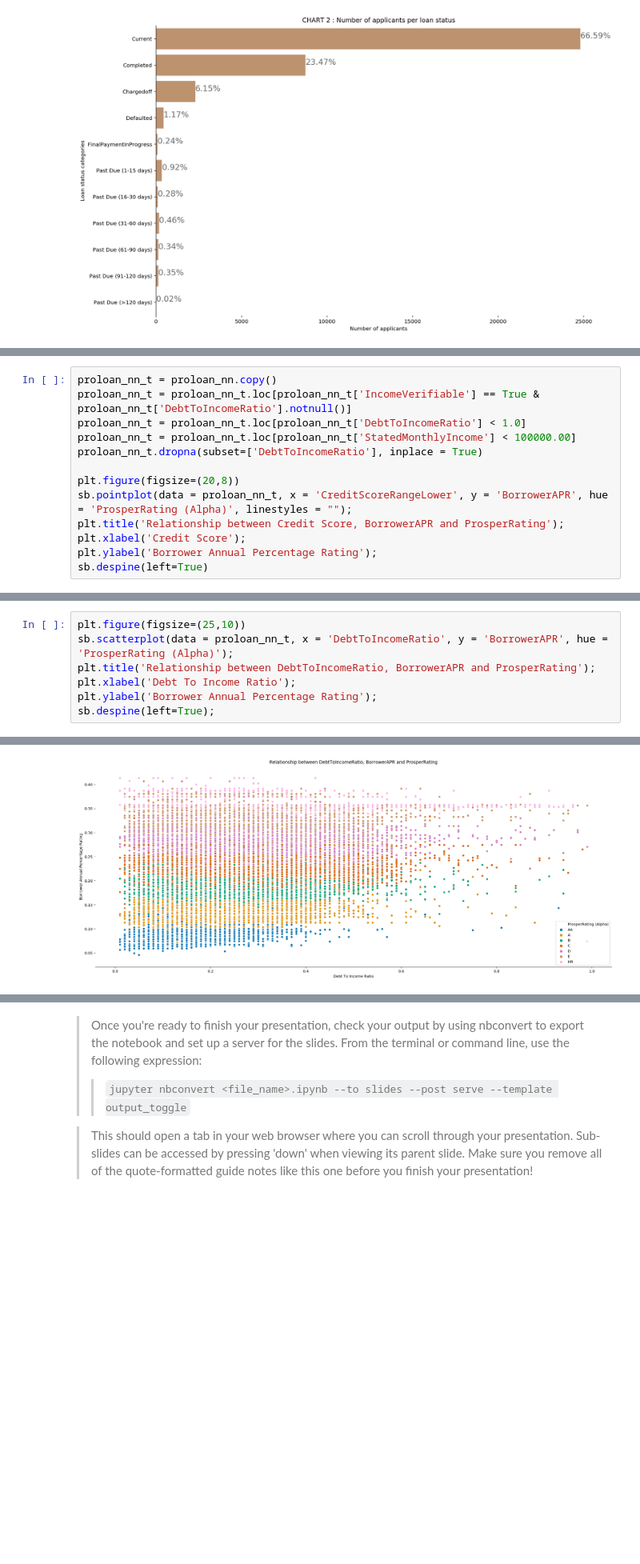
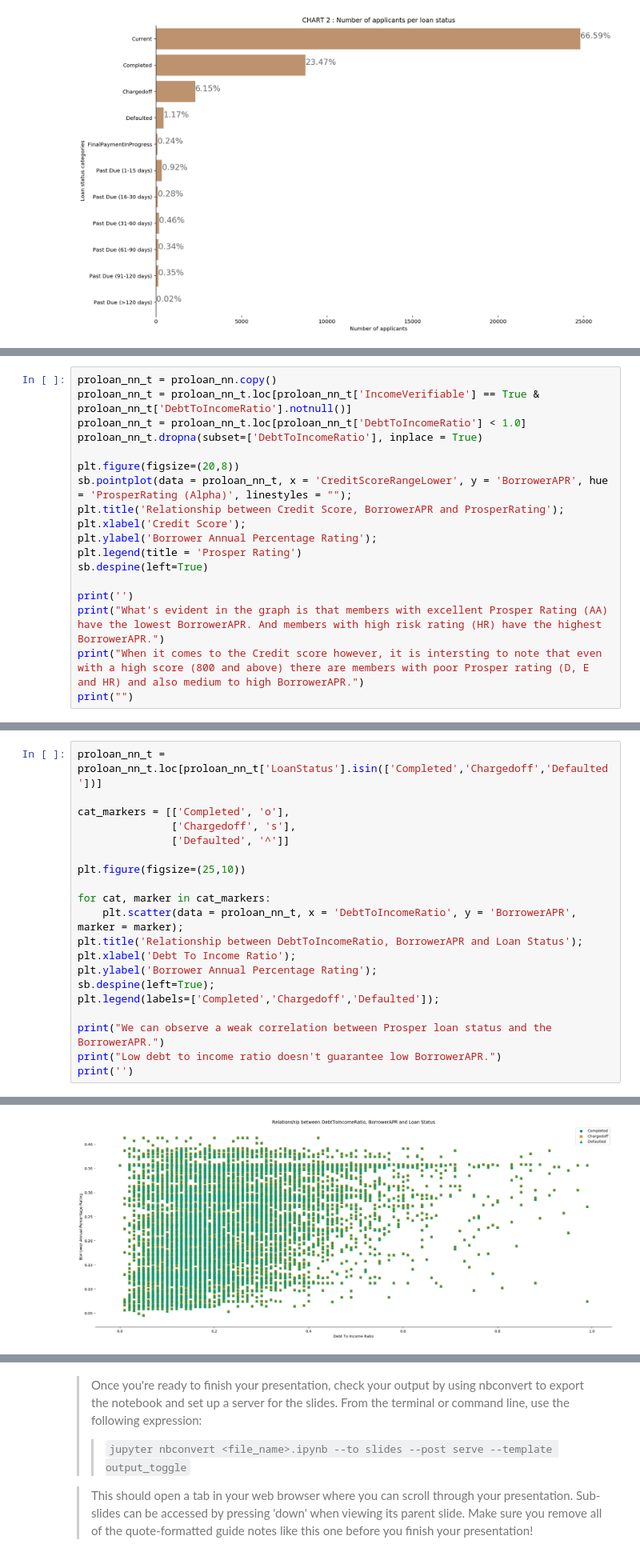
Before and after one commit to lloyddamion/DataVisualisation, a Jupyter notebook: slide_deck_template-checkpoint.ipynb, the cells around one changed output, grey strips where cells are left out. Shown at 80% size. Cells and saved outputs as stored; diff of their text form; blank space fills up the shorter version.

```diff
--- a/slide_deck_template-checkpoint.ipynb
+++ b/slide_deck_template-checkpoint.ipynb
@@ -197,7 +177,6 @@ sb.despine(left=True)
 proloan_nn_t = proloan_nn.copy()
 proloan_nn_t = proloan_nn_t.loc[proloan_nn_t['IncomeVerifiable'] == True & proloan_nn_t['DebtToIncomeRatio'].notnull()]
 proloan_nn_t = proloan_nn_t.loc[proloan_nn_t['DebtToIncomeRatio'] < 1.0]
-proloan_nn_t = proloan_nn_t.loc[proloan_nn_t['StatedMonthlyIncome'] < 100000.00]
 proloan_nn_t.dropna(subset=['DebtToIncomeRatio'], inplace = True)
 
 plt.figure(figsize=(20,8))
@@ -205,5 +184,11 @@ sb.pointplot(data = proloan_nn_t, x = 'CreditScoreRangeLower', y = 'BorrowerAPR'
 plt.title('Relationship between Credit Score, BorrowerAPR and ProsperRating');
 plt.xlabel('Credit Score');
 plt.ylabel('Borrower Annual Percentage Rating');
+plt.legend(title = 'Prosper Rating')
 sb.despine(left=True)
+
+print('')
+print("What's evident in the graph is that members with excellent Prosper Rating (AA) have the lowest BorrowerAPR. And members with high risk rating (HR) have the highest BorrowerAPR.")
+print("When it comes to the Credit score however, it is intersting to note that even with a high score (800 and above) there are members with poor Prosper rating (D, E and HR) and also medium to high BorrowerAPR.")
+print("")
 # %% [output]
@@ -220,8 +205,21 @@ sb.despine(left=True)
 # %%
+proloan_nn_t = proloan_nn_t.loc[proloan_nn_t['LoanStatus'].isin(['Completed','Chargedoff','Defaulted'])]
+
+cat_markers = [['Completed', 'o'],
+               ['Chargedoff', 's'],
+               ['Defaulted', '^']]
+
 plt.figure(figsize=(25,10))
-sb.scatterplot(data = proloan_nn_t, x = 'DebtToIncomeRatio', y = 'BorrowerAPR', hue = 'ProsperRating (Alpha)');
-plt.title('Relationship between DebtToIncomeRatio, BorrowerAPR and ProsperRating');
+
+for cat, marker in cat_markers:
+    plt.scatter(data = proloan_nn_t, x = 'DebtToIncomeRatio', y = 'BorrowerAPR', marker = marker);
+plt.title('Relationship between DebtToIncomeRatio, BorrowerAPR and Loan Status');
 plt.xlabel('Debt To Income Ratio');
 plt.ylabel('Borrower Annual Percentage Rating');
 sb.despine(left=True);
+plt.legend(labels=['Completed','Chargedoff','Defaulted']);
+
+print("We can observe a weak correlation between Prosper loan status and the BorrowerAPR.")
+print("Low debt to income ratio doesn't guarantee low BorrowerAPR.")
+print('')
 # %% [output]
@@ -228 +228 @@ sb.despine(left=True);
-[figure, old version]
+[figure, new version]
```
Also changed, not shown: parts of 31 cells of this notebook.
